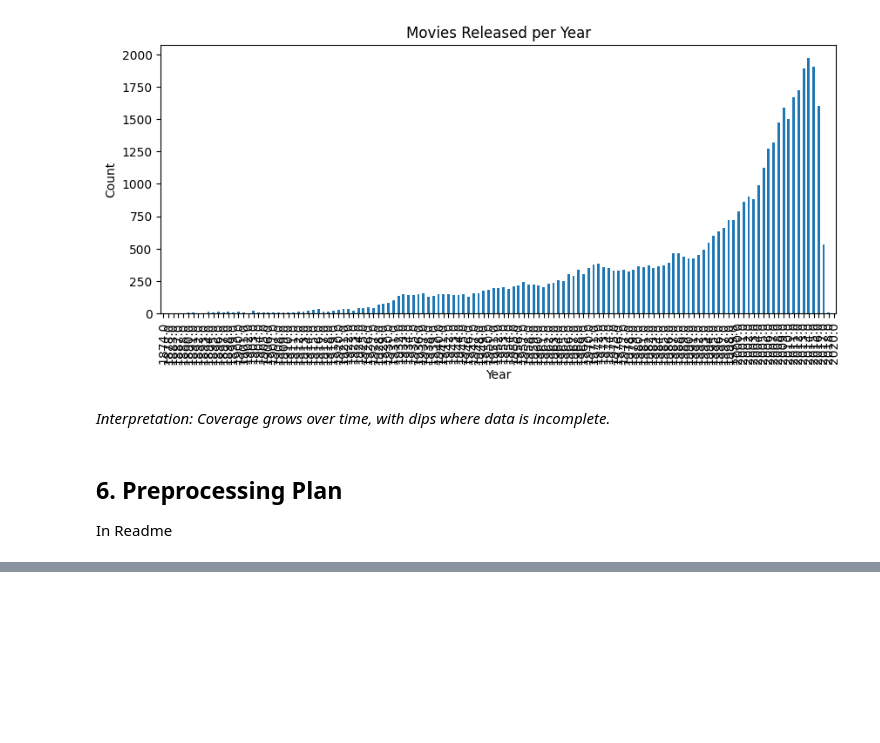
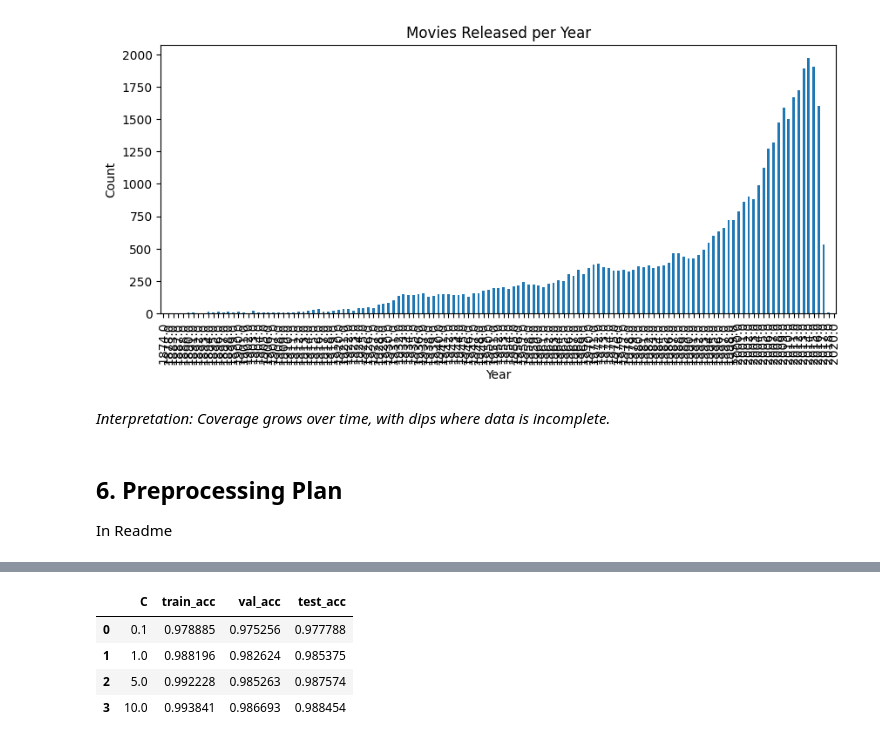
Before and after one commit to alzhao011/cse151-GroupProject, a Jupyter notebook: ms2_exploration.ipynb, the cells around one changed output, grey strips where cells are left out. Cells and saved outputs as stored; diff of their text form; code cells hidden in the pictures; blank space fills up the shorter version.

```diff
--- a/ms2_exploration.ipynb
+++ b/ms2_exploration.ipynb
@@ -143,0 +250,13 @@ In Readme
+# %%
+from sklearn.svm import SVC
+from sklearn.metrics import classification_report
+
+svm = SVC(kernel="rbf", C=1.0, gamma="scale", random_state=0)
+svm.fit(X_train_s, y_train)
+
+print("Train acc:", svm.score(X_train_s, y_train))
+print("Val acc:  ", svm.score(X_val_s, y_val))
+print("Test acc: ", svm.score(X_test_s, y_test))
+
+print("\nClassification report (test):")
+print(classification_report(y_test, svm.predict(X_test_s)))
@@ -143,0 +277,18 @@ In Readme
+# %%
+rows = []
+for C in [0.1, 1, 5, 10]:
+    m = SVC(kernel="rbf", C=C, gamma="scale", random_state=0)
+    m.fit(X_train_s, y_train)
+    rows.append({
+        "C": C,
+        "train_acc": m.score(X_train_s, y_train),
+        "val_acc":   m.score(X_val_s, y_val),
+        "test_acc":  m.score(X_test_s, y_test)
+    })
+pd.DataFrame(rows)
+# %% [output]
+|  | C | train_acc | val_acc | test_acc |
+| 0 | 0.1 | 0.978885 | 0.975256 | 0.977788 |
+| 1 | 1.0 | 0.988196 | 0.982624 | 0.985375 |
+| 2 | 5.0 | 0.992228 | 0.985263 | 0.987574 |
+| 3 | 10.0 | 0.993841 | 0.986693 | 0.988454 |
```
Also changed, not shown: parts of 7 cells of this notebook, 1 other file.
